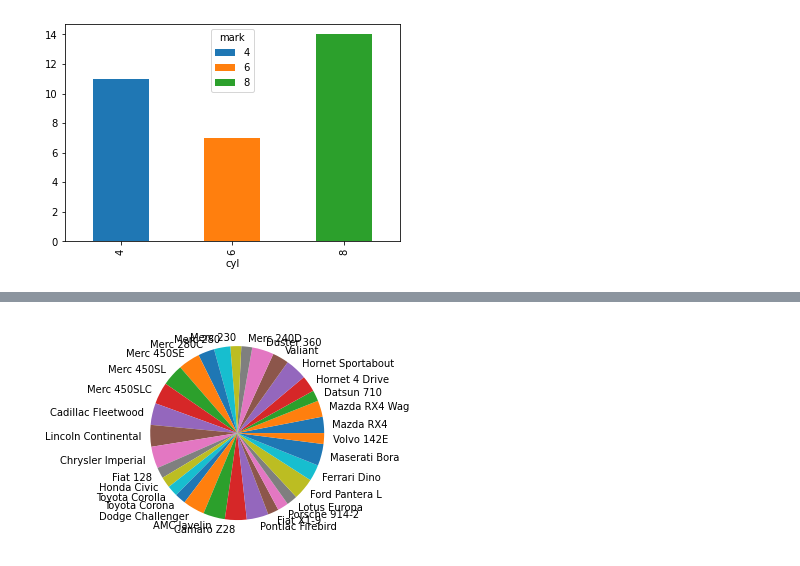
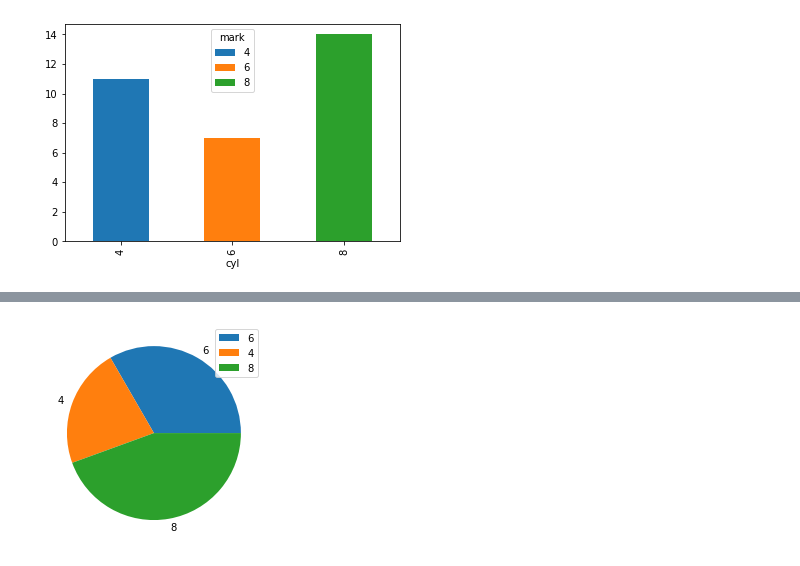
Before and after one commit to kaustavr19/VIP_AINE-AI, a Jupyter notebook: Project - 6/Data_Manipulation_and_Visualization_using_Python.ipynb, the cells around one changed output, grey strips where cells are left out. Saved outputs shown, nothing was run; the diff lists cells and outputs as text; code cells hidden in the pictures.

```diff
--- a/Project - 6/Data_Manipulation_and_Visualization_using_Python.ipynb
+++ b/Project - 6/Data_Manipulation_and_Visualization_using_Python.ipynb
@@ -1767,7 +1775,8 @@ plt.show()
 # %%
 # TO DO: Create a pie chart for cyl count
 
-plt.pie(mtcars['cyl'], labels=mtcars.index)
+plt.pie(x=mtcars['cyl'].unique(),labels=mtcars['cyl'].unique()) # + ':') + mtcars['cyl'].value_counts())
+plt.legend()
 plt.show()
 # %% [output]
-[figure, old version]
+[figure, new version]
```
Also changed, not shown: parts of 11 cells of this notebook.
